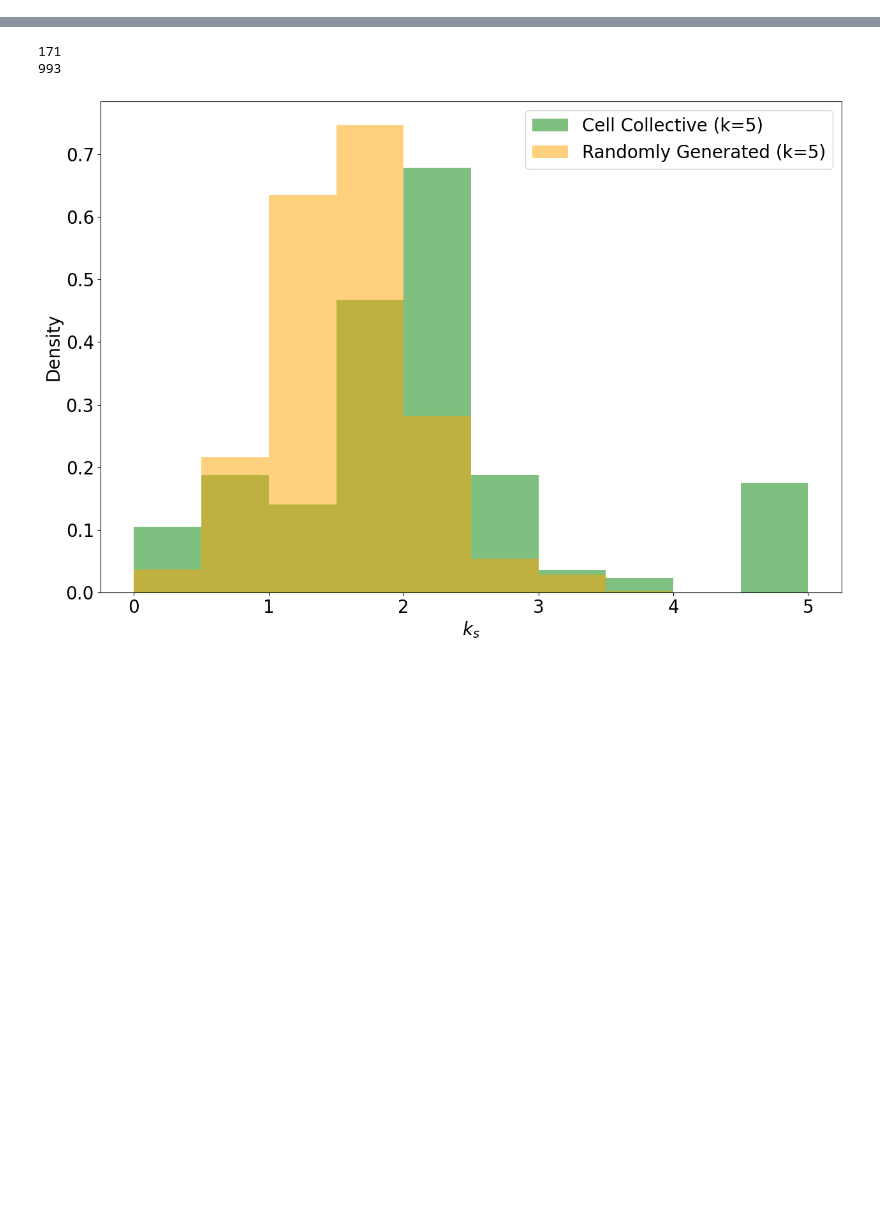
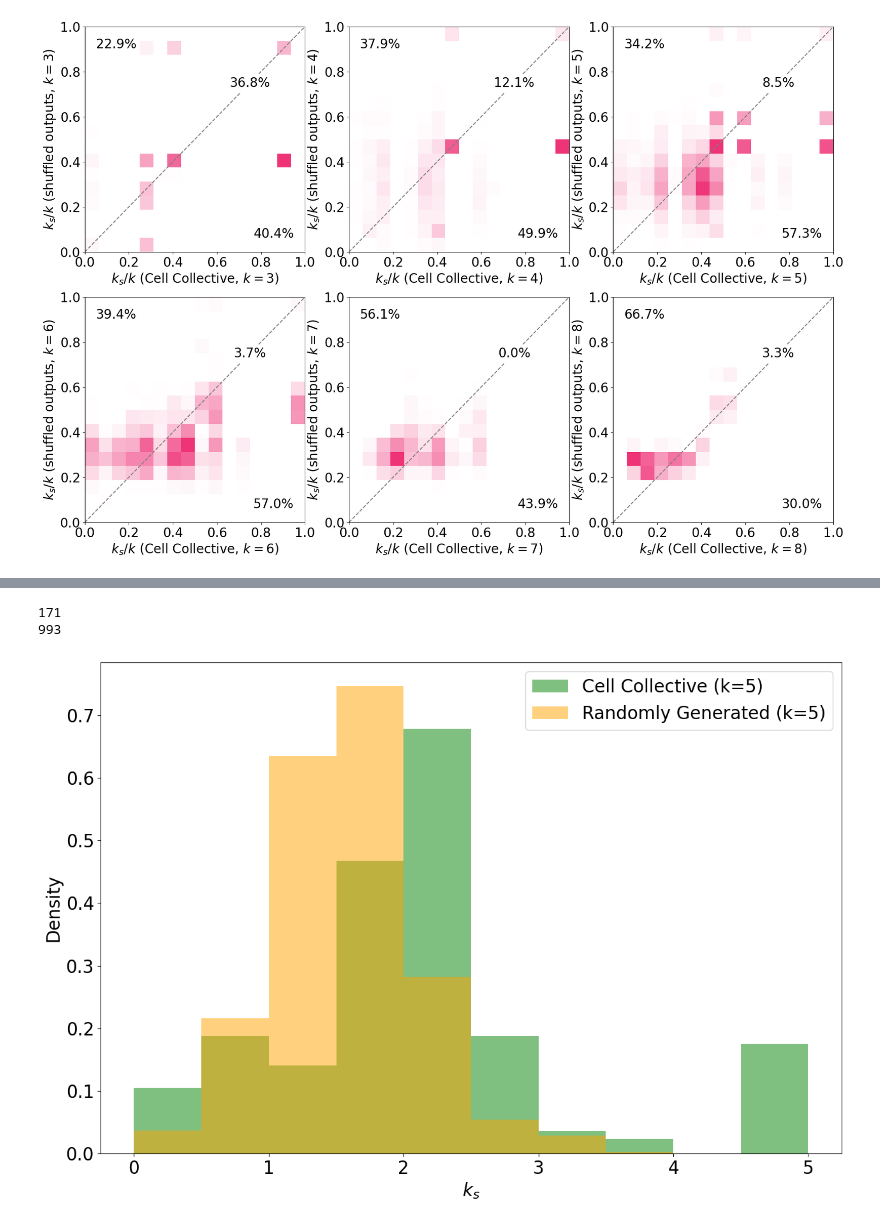
Before and after one commit to CASCI-lab/symmetryInCellCollective, a Jupyter notebook: plots.ipynb, the cells around one changed output, grey strips where cells are left out. Saved outputs shown, nothing was run; the diff lists cells and outputs as text; code cells hidden in the pictures; blank space fills up the shorter version.

```diff
--- a/plots.ipynb
+++ b/plots.ipynb
@@ -48,3 +37,84 @@ fig.show()
+# %%
+kvals = [3, 4, 5, 6, 7, 8]
+fig, axs = plt.subplots(2, 3, figsize=(7 * 3, 7 * 2))
+fig.set_facecolor("white")
+cmap = LinearSegmentedColormap.from_list(
+    "my_color_list",
+    [
+        "#ffffff",
+        "#ee3377",
+    ],
+    N=100,
+)
+
+for kval, ax in zip(kvals, axs.flatten()):
+    unshuffled_ks = []
+    shuffled_ks = []
+    for i, row in sv.iterrows():
+        if row["k_v1.0.0"] != kval:
+            continue
+        vals = [x / kval for x in row["ks_shuffle_vals"] if x > -1]
+        rval = row["ks_v1.0.0"]
+        if rval > -1 and len(vals) > 11:
+            unshuffled_ks += [rval / kval] * len(vals)
+            shuffled_ks += vals
+
+    sym_up_frac = sum(u < s for u, s in zip(unshuffled_ks, shuffled_ks)) / len(
+        unshuffled_ks
+    )
+    sym_down_frac = sum(u > s for u, s in zip(unshuffled_ks, shuffled_ks)) / len(
+        unshuffled_ks
+    )
+    sym_same_frac = sum(u == s for u, s in zip(unshuffled_ks, shuffled_ks)) / len(
+        unshuffled_ks
+    )
+
+    for u, s in zip(unshuffled_ks, shuffled_ks):
+        if u > s or u < s or u == s:
+            continue
+        else:
+            print(f"{u=}{s=}")
+
+    binwidth = 1 / 16
+    ax.hist2d(
+        unshuffled_ks,
+        shuffled_ks,
+        bins=[binwidth * i for i in range(int(1 / binwidth) + 1)],
+        cmap=cmap,
+    )
+
+    ax.plot([0, 1], [0, 1], color="grey", linestyle="--")
+    ax.annotate(
+        f"{(sym_up_frac)*100:.1f}%",
+        xy=(0.05, 0.95),
+        xycoords="axes fraction",
+        horizontalalignment="left",
+        verticalalignment="top",
+    )
+    ax.annotate(
+        f"{(sym_down_frac)*100:.1f}%",
+        xy=(0.95, 0.05),
+        xycoords="axes fraction",
+        horizontalalignment="right",
+        verticalalignment="bottom",
+    )
+
+    ax.annotate(
+        f"{sym_same_frac*100:.1f}%",
+        xy=(0.75, 0.75),
+        xycoords="axes fraction",
+        horizontalalignment="center",
+        verticalalignment="center",
+        backgroundcolor="white",
+    )
+
+    ax.set_xlabel(f"$k_s/k$ (Cell Collective, $k={kval}$)")
+    ax.set_ylabel(f"$k_s/k$ (shuffled outputs, $k={kval}$)")
+
+fig.savefig("figs/k_s_2dhist_shuffled.pdf", bbox_inches="tight")
+fig.savefig("figs/k_s_2dhist_shuffled.png", bbox_inches="tight")
+# %% [output]
+[figure, added]
 # %%
 fig, axs = plt.subplots(4, 2, figsize=(40, 30))
 k = 1
```
Also changed, not shown: parts of 4 cells of this notebook, 2 other files.
